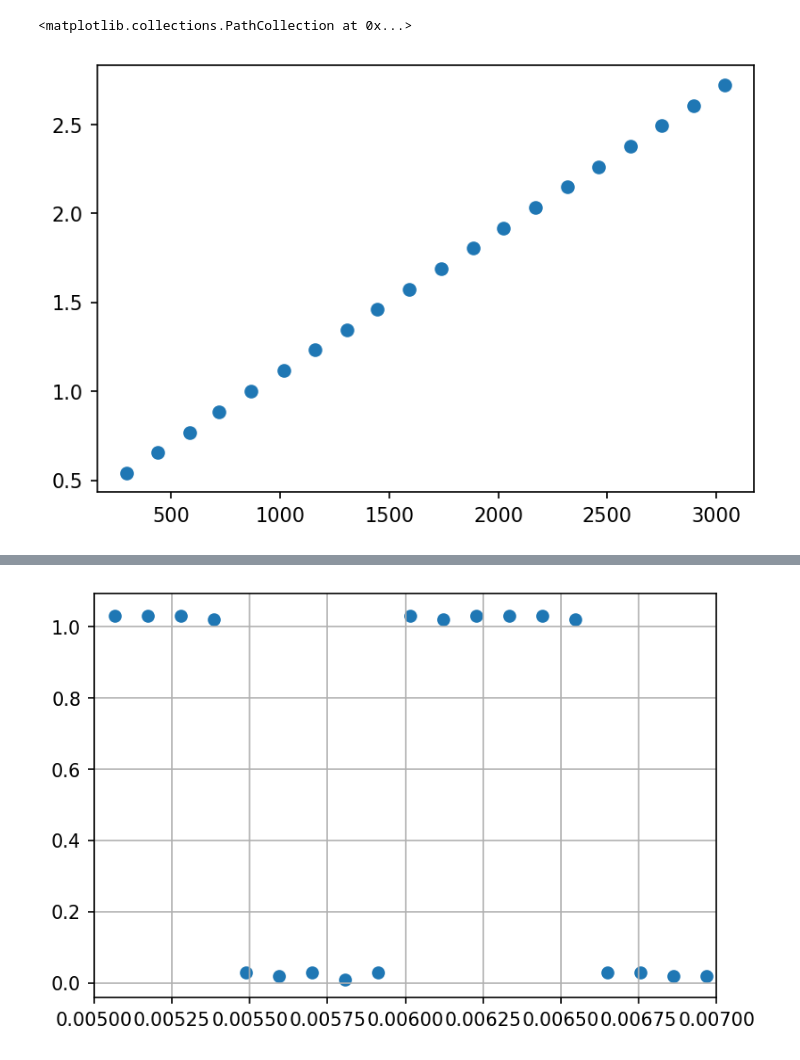
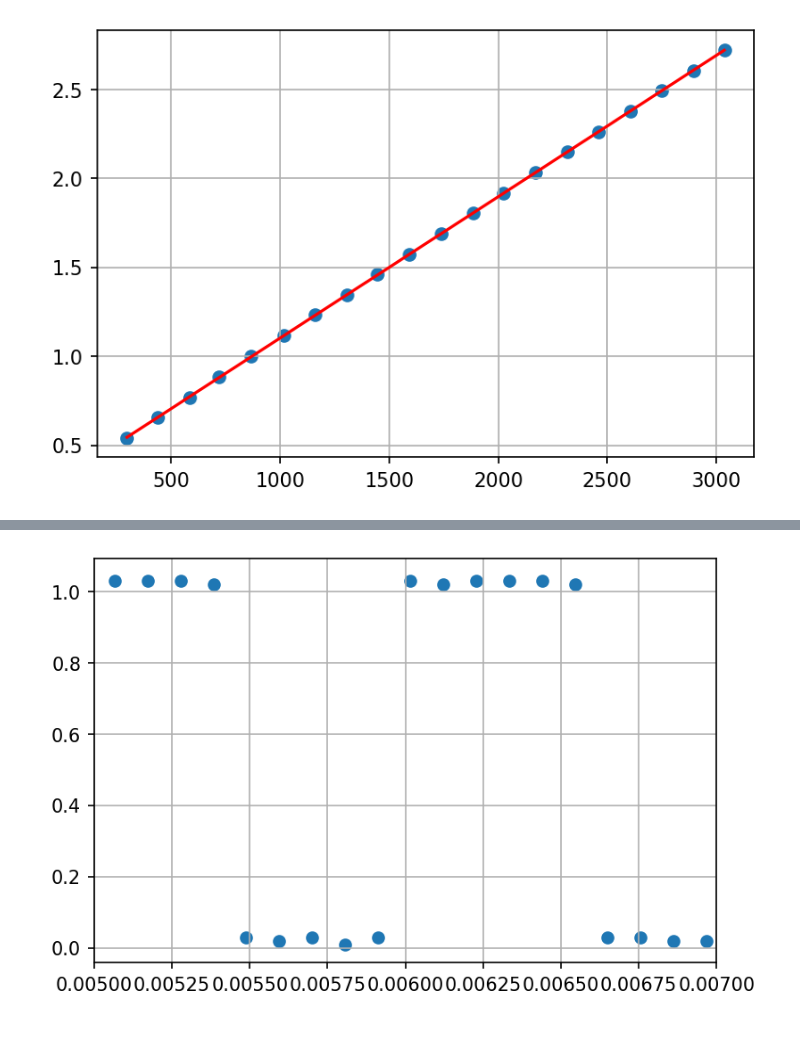
Before and after one commit to 1892051/LabSS, a Jupyter notebook: LabSS/esperienza_8/book.ipynb, the cells around one changed output, grey strips where cells are left out. Drawn from its saved outputs; the diff is of its cells as text; code cells hidden in the pictures.

```diff
--- a/LabSS/esperienza_8/book.ipynb
+++ b/LabSS/esperienza_8/book.ipynb
@@ -24,11 +31,13 @@ plt.scatter(conti, v_mis)
 # %%
 conti_2 = np.array([297,439,583,718,867,1018,1158,1304,1446,1592,1738,1886,2023,2169,2315,2460,2606,2750,2896,3036])
 v_mis_2 = np.array([0.541,0.655,0.770,0.884,0.999,1.116,1.233,1.346,1.460,1.575,1.690,1.804,1.918,2.033,2.150,2.262,2.379,2.494,2.608,2.723])
-# %%
-plt.scatter(conti_2, v_mis_2)
-# %% [output]
-<matplotlib.collections.PathCollection at 0x...>
-[figure, removed]
+# %%
+popt_ADC_2, cov_ADC_2 = curve_fit(retta, conti_2, v_mis_2)
+plt.plot(conti_2, retta(conti_2, popt_ADC_2[0], popt_ADC_2[1]), c="r")
+plt.scatter(conti_2, v_mis_2)
+plt.grid()
+# %% [output]
+[figure, added]
 # %%
 sigmaV = lambda a: 0.03*a
 # %%
```
Also changed, not shown: parts of 7 cells of this notebook.
